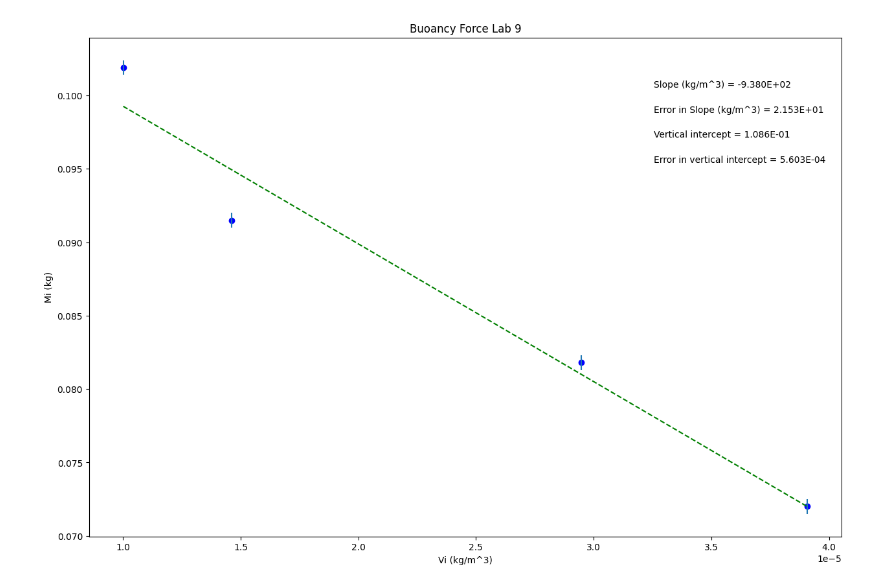
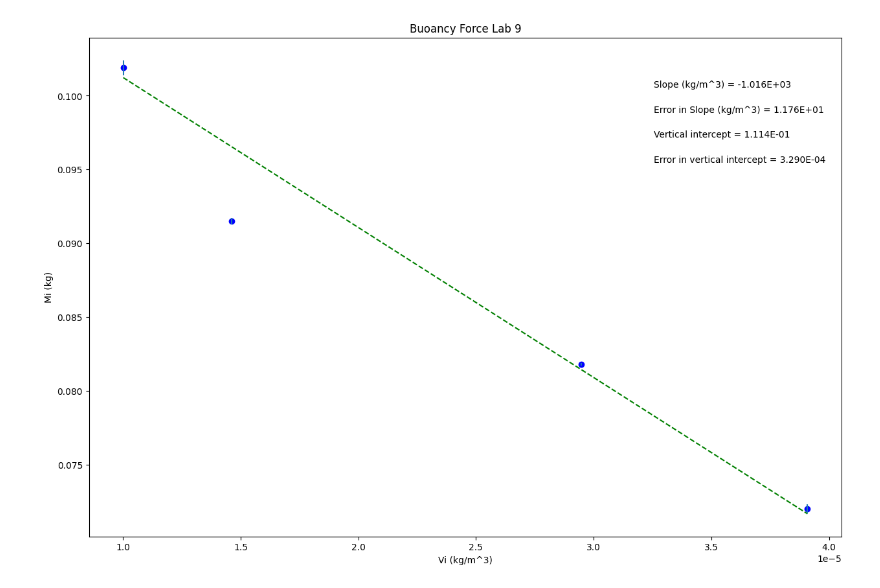
Before and after one commit to ntjson2/PHSX-LAB9, a Jupyter notebook: Physics_Lab9_v1.ipynb, the cells around one changed output. Cells and saved outputs as stored; diff of their text form; code cells hidden in the pictures.

```diff
--- a/Physics_Lab9_v1.ipynb
+++ b/Physics_Lab9_v1.ipynb
@@ -23,7 +23,7 @@ mi = np.array([0.1019,0.0915,0.0818,0.072])
 
 v = np.array([0.00001001,0.00001461,0.00002947,0.00003909])
 
-Smi = np.array([0.0005,0.0005,0.0005,0.0005])
+Smi = np.array([0.0005,0.0002,0.0001,0.0003])
 
 
 
@@ -92,31 +92,31 @@ elif annotation_placement==3 or annotation_placement==4:
 #Don't need to change anything in this section!
 
 #Plot data on graph. Plot error bars and place values for slope,
 #error in slope, and vertical intercept (plus error) on the plot using "annotate"
 
 plt.figure(figsize=(15,10))
 
 plt.plot(x, fit, color='green', linestyle='--')
 plt.scatter(x, y, color='blue', marker='o')
 
 plt.xlabel(x_label)
 plt.ylabel(y_label)
 plt.title(plot_title)
 
 plt.errorbar(x, y, yerr=dy, xerr=None, fmt="none") #don't need to plot x error bars
 
 plt.annotate('Slope ({}) = {value:.{digits}E}'.format(slope_units,value=m, digits=3),
              (xpos, ypos[0]), xycoords='axes fraction')
 
 plt.annotate('Error in Slope ({}) = {value:.{digits}E}'.format(slope_units,value=dm, digits=3),
              (xpos, ypos[1]), xycoords='axes fraction')
 
 plt.annotate('Vertical intercept = {value:.{digits}E}'.format(value=b, digits=3),
              (xpos, ypos[2]), xycoords='axes fraction')
 
 plt.annotate('Error in vertical intercept = {value:.{digits}E}'.format(value=db, digits=3),
              (xpos, ypos[3]), xycoords='axes fraction')
 
 plt.show()
 # %% [output]
-[figure, old version]
+[figure, new version]
```
